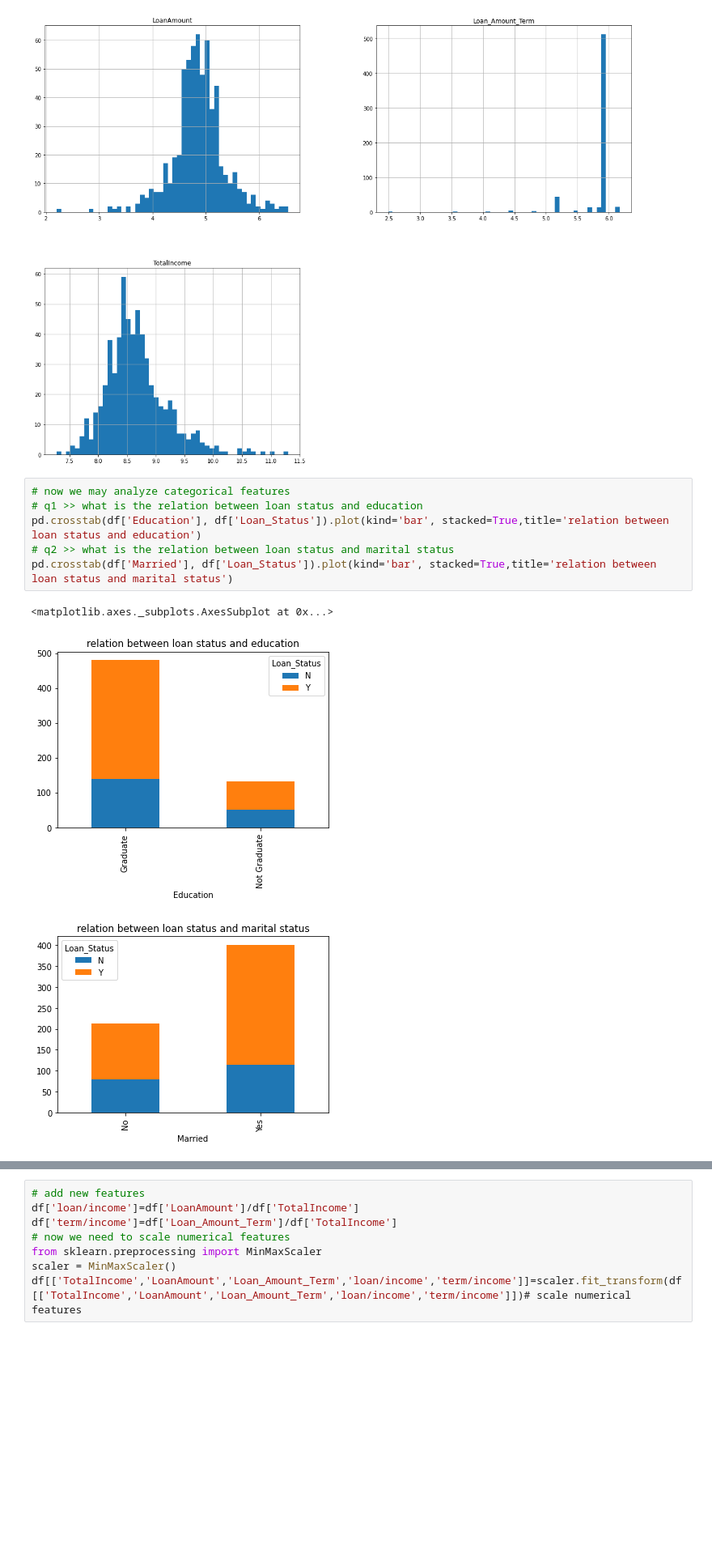
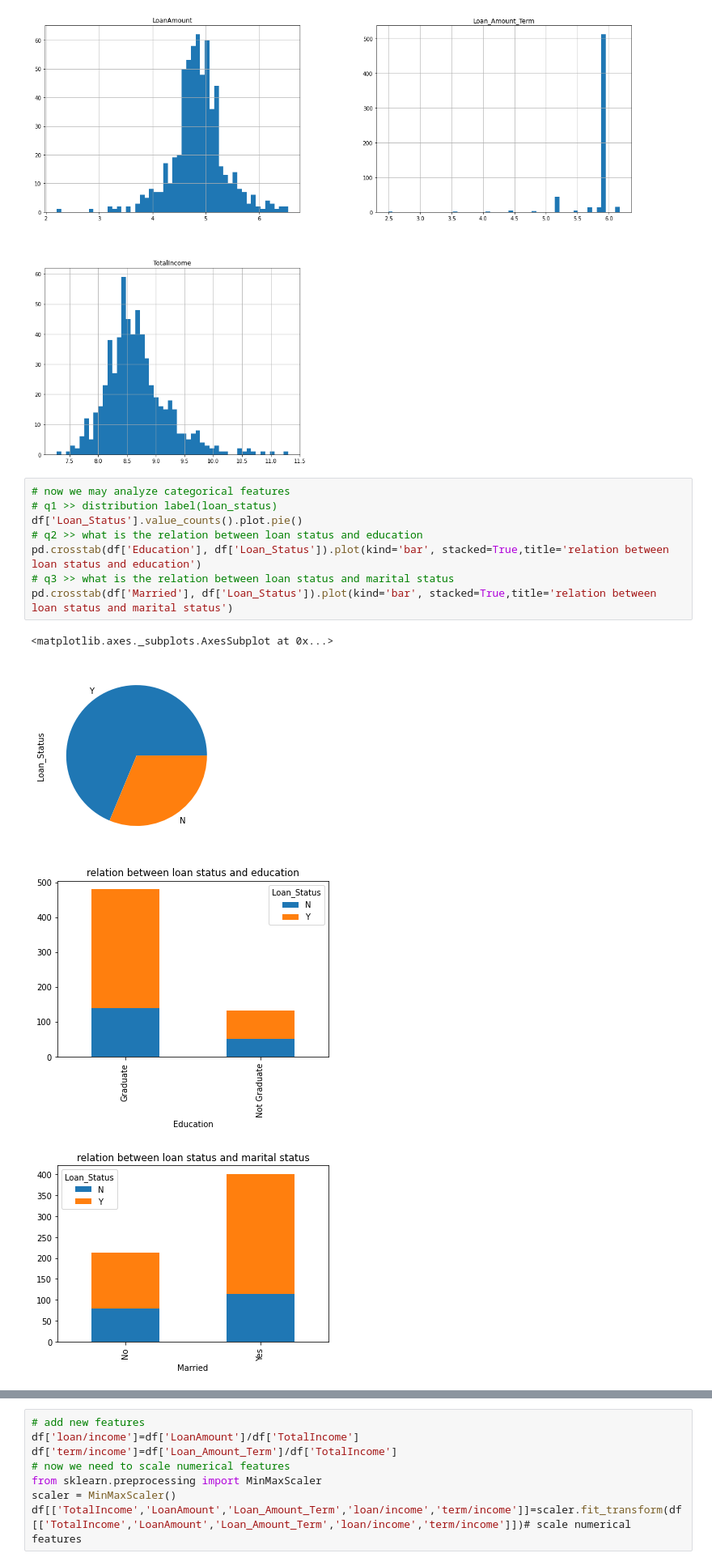
Before and after one commit to Mohamed209/machine-learning-course, a Jupyter notebook: Chapter_4_supervised_learning/3_support-vector-machine/2_example_with_python_code/Loan Prediction Practice Problem.ipynb, the cells around one changed output, grey strips where cells are left out. Shown: that part at 81% size. Drawn from its saved outputs; the diff is of its cells as text; blank space fills up the shorter version.

```diff
--- a/Chapter_4_supervised_learning/3_support-vector-machine/2_example_with_python_code/Loan Prediction Practice Problem.ipynb
+++ b/Chapter_4_supervised_learning/3_support-vector-machine/2_example_with_python_code/Loan Prediction Practice Problem.ipynb
@@ -193,11 +194,14 @@ plt.show()
 [figure]
 # %%
 # now we may analyze categorical features
-# q1 >> what is the relation between loan status and education
+# q1 >> distribution label(loan_status)
+df['Loan_Status'].value_counts().plot.pie()
+# q2 >> what is the relation between loan status and education
 pd.crosstab(df['Education'], df['Loan_Status']).plot(kind='bar', stacked=True,title='relation between loan status and education')
-# q2 >> what is the relation between loan status and marital status
+# q3 >> what is the relation between loan status and marital status
 pd.crosstab(df['Married'], df['Loan_Status']).plot(kind='bar', stacked=True,title='relation between loan status and marital status')
 # %% [output]
 <matplotlib.axes._subplots.AxesSubplot at 0x...>
-[figure, old version]
+[figure, new version]
-[figure, old version]
+[figure, new version]
+[figure, added]
```
Also changed, not shown: parts of 10 cells of this notebook.
